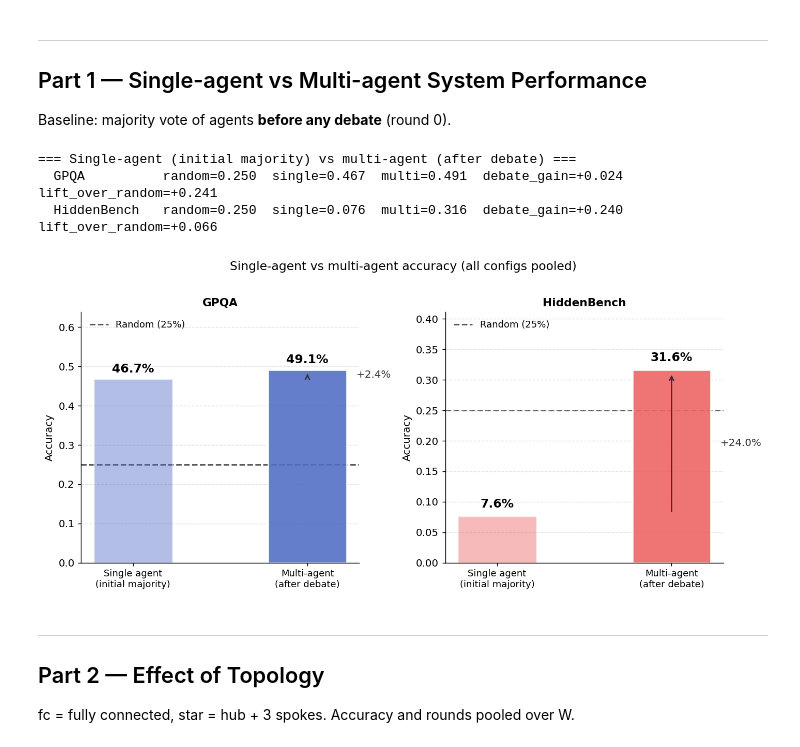
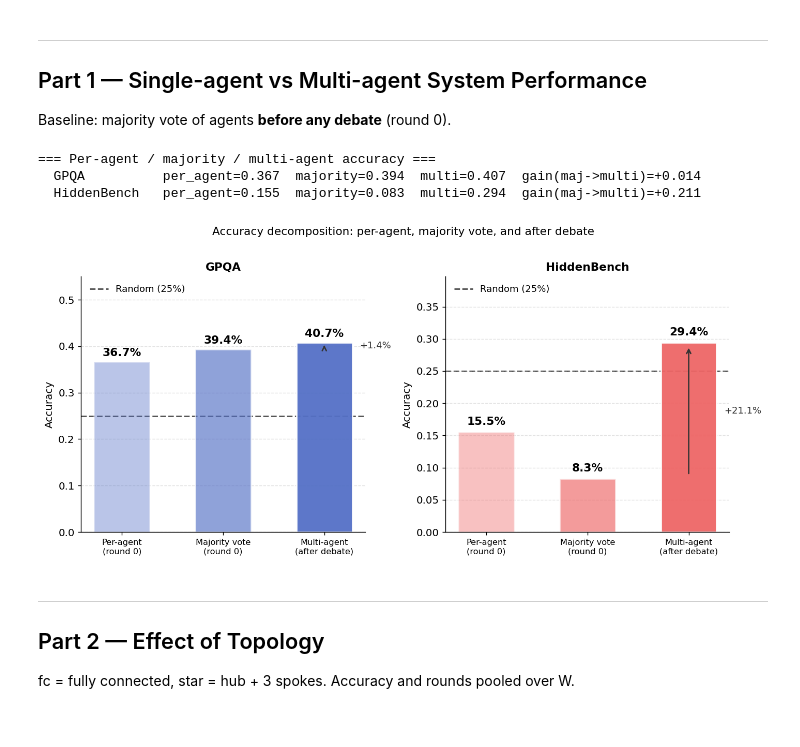
Before and after one commit to echtermeyer/LLM-Based-MAS, a Jupyter notebook: notebooks/020 System Performance Analysis.ipynb, the cells around one changed output. Saved outputs shown, nothing was run; the diff lists cells and outputs as text; code cells hidden in the pictures.

```diff
--- a/notebooks/020 System Performance Analysis.ipynb
+++ b/notebooks/020 System Performance Analysis.ipynb
@@ -29,8 +29,8 @@ plt.rcParams.update({
     'grid.linestyle': '--',
 })
 
-BASE     = Path('..') / 'results' / 'mas' / 'final_dataset'
-PLOT_DIR = Path('..') / 'plots' / 'perf'
+BASE     = Path('..') / 'results' / 'mas' / 'final_dataset_new_system'
+PLOT_DIR = Path('..') / 'thesis' / 'plots' / 'general'
 PLOT_DIR.mkdir(parents=True, exist_ok=True)
 
 W_VALUES = [1, 2, 5]
@@ -64,6 +64,7 @@ for f in sorted(BASE.glob('**/*.json')):
 
         init_votes    = [traj[0]['phase_b'][ag]['vote'] for ag in range(N)]
         init_majority = Counter(init_votes).most_common(1)[0][0]
+        per_agent_correct = float(np.mean([int(v == gt) for v in init_votes]))
         final_confs   = [traj[T_r]['phase_b'][ag]['confidence'] for ag in range(N)]
         counts        = np.array([init_votes.count(o) for o in set(init_votes)])
 
@@ -76,6 +77,7 @@ for f in sorted(BASE.glob('**/*.json')):
             'mean_final_conf': float(np.mean(final_confs)),
             'init_diversity': float(1 - np.sum((counts / N)**2)),
             'init_correct': int(init_majority == gt),
+            'per_agent_correct': per_agent_correct,
         })
 
 reps_df = pd.DataFrame(rep_rows)
@@ -107,59 +109,64 @@ hiddenbench fc       1     0.299        6.486      0.112
 
 Baseline: majority vote of agents **before any debate** (round 0).
 # %%
-print('=== Single-agent (initial majority) vs multi-agent (after debate) ===')
+print('=== Per-agent / majority / multi-agent accuracy ===')
 for ds in DATASETS:
     sub = reps_df[reps_df['dataset'] == ds]
-    init  = sub['init_correct'].mean()
+    pa    = sub['per_agent_correct'].mean()
+    maj   = sub['init_correct'].mean()
     final = sub['correct'].mean()
-    print(f'  {DS_LABELS[ds]:12s}  random={0.25:.3f}  single={init:.3f}  multi={final:.3f}  '
-          f'debate_gain={final-init:+.3f}  lift_over_random={final-0.25:+.3f}')
+    print(f'  {DS_LABELS[ds]:12s}  per_agent={pa:.3f}  majority={maj:.3f}  multi={final:.3f}  gain(maj->multi)={final-maj:+.3f}')
 
 fig, axes = plt.subplots(1, 2, figsize=(11, 5))
 
-bar_labels = ['Single agent\n(initial majority)', 'Multi-agent\n(after debate)']
+bar_labels = ['Per-agent\n(round 0)', 'Majority vote\n(round 0)', 'Multi-agent\n(after debate)']
+xs = [0, 1, 2]
 
 for col, ds in enumerate(DATASETS):
     ax  = axes[col]
     sub = reps_df[reps_df['dataset'] == ds]
 
-    init_acc  = sub['init_correct'].mean()
-    final_acc = sub['correct'].mean()
-    vals      = [init_acc, final_acc]
+    pa    = sub['per_agent_correct'].mean()
+    maj   = sub['init_correct'].mean()
+    final = sub['correct'].mean()
+    vals  = [pa, maj, final]
 
-    colors = [DS_COLORS[ds], DS_COLORS[ds]]
-    alphas = [0.45, 0.9]
-    for i, (val, lbl, col_c, alph) in enumerate(zip(vals, bar_labels, colors, alphas)):
-        b = ax.bar(i, val, color=col_c, alpha=alph, width=0.45, edgecolor='white', linewidth=1.5)
-        ax.text(i, val + 0.01, f'{val:.1%}', ha='center', va='bottom',
-                fontweight='bold', fontsize=13)
+    alphas = [0.40, 0.65, 0.95]
+    for i, (val, lbl, alph) in enumerate(zip(vals, bar_labels, alphas)):
+        ax.bar(i, val, color=DS_COLORS[ds], alpha=alph, width=0.55,
+               edgecolor='white', linewidth=1.5)
+        ax.text(i, val + 0.008, f'{val:.1%}', ha='center', va='bottom',
+                fontweight='bold', fontsize=12)
 
     ax.axhline(0.25, color='#555', linestyle='--', linewidth=1.6, label='Random (25%)', zorder=0)
 
-    # delta arrow annotation
-    delta = final_acc - init_acc
-    y_mid = (init_acc + final_acc) / 2
-    ax.annotate('', xy=(1, final_acc - 0.005), xytext=(1, init_acc + 0.005),
+    # debate-gain arrow (majority -> multi)
+    delta = final - maj
+    y_lo  = min(maj, final) + 0.005
+    y_hi  = max(maj, final) - 0.005
+    ax.annotate('', xy=(2, y_hi), xytext=(2, y_lo),
                 arrowprops=dict(arrowstyle='->', color='#333', lw=1.5))
-    ax.text(1.28, y_mid, f'{delta:+.1%}', ha='left', va='center', fontsize=11, color='#333')
+    ax.text(2.35, (maj + final) / 2, f'{delta:+.1%}', ha='left', va='center',
+            fontsize=10, color='#333')
 
-    ax.set_xticks([0, 1])
-    ax.set_xticklabels(bar_labels, fontsize=10)
+    ax.set_xticks(xs)
+    ax.set_xticklabels(bar_labels, fontsize=9)
     ax.set_ylabel('Accuracy')
-    ax.set_ylim(0, max(vals) * 1.3)
+    ax.set_ylim(0, max(vals) * 1.35)
     ax.set_title(DS_LABELS[ds])
     ax.legend(loc='upper left')
     ax.set_axisbelow(True)
 
-fig.suptitle('Single-agent vs multi-agent accuracy (all configs pooled)', fontsize=13, y=1.01)
+fig.suptitle('Accuracy decomposition: per-agent, majority vote, and after debate',
+             fontsize=12, y=1.01)
 plt.tight_layout()
 plt.savefig(PLOT_DIR / 'fig1_single_vs_multi.png', dpi=150, bbox_inches='tight')
 plt.show()
 # %% [output]
-=== Single-agent (initial majority) vs multi-agent (after debate) ===
-  GPQA          random=0.250  single=0.467  multi=0.491  debate_gain=+0.024  lift_over_random=+0.241
-  HiddenBench   random=0.250  single=0.076  multi=0.316  debate_gain=+0.240  lift_over_random=+0.066
+=== Per-agent / majority / multi-agent accuracy ===
+  GPQA          per_agent=0.367  majority=0.394  multi=0.407  gain(maj->multi)=+0.014
+  HiddenBench   per_agent=0.155  majority=0.083  multi=0.294  gain(maj->multi)=+0.211
-[figure, old version]
+[figure, new version]
 # %% [markdown]
 ---
 ## Part 2 — Effect of Topology
```
Also changed, not shown: parts of 6 cells of this notebook, 8 other files.
